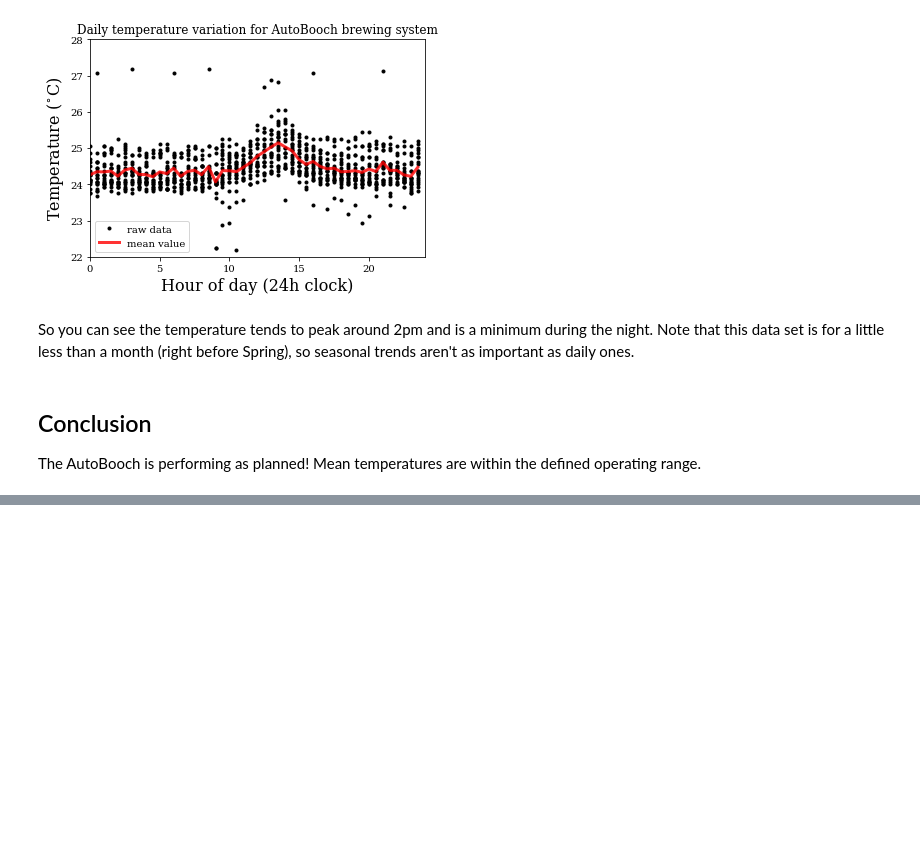
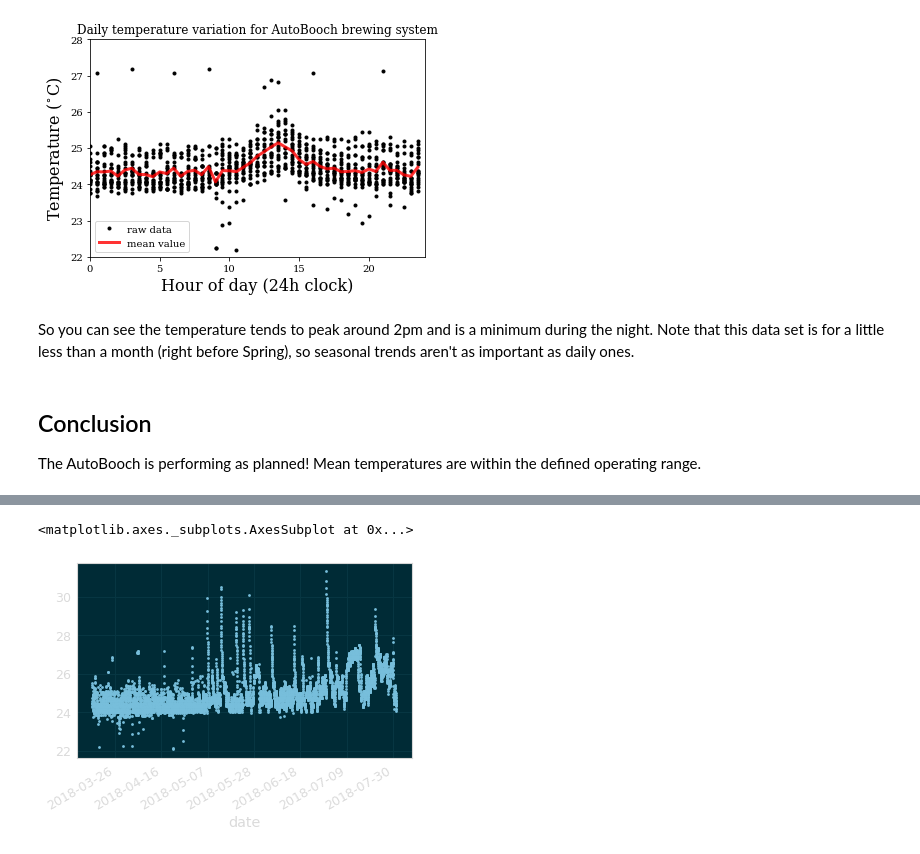
Before and after one commit to RaInta/AutoBooch, a Jupyter notebook: AutoBooch_data_exploration.ipynb, the cells around one changed output, grey strips where cells are left out. Drawn from its saved outputs; the diff is of its cells as text; code cells hidden in the pictures; blank space fills up the shorter version.

Commit message:
updated with five months of continuous brewing data

```diff
--- a/AutoBooch_data_exploration.ipynb
+++ b/AutoBooch_data_exploration.ipynb
@@ -112,0 +148,8 @@ The AutoBooch is performing as planned! Mean temperatures are within the defined
+# %%
+boochData_update = \
+boochData_update[(boochData_update['temp'] < 80) & (boochData_update['temp'] > 22)]
+# %%
+boochData_update.plot('date', 'temp', style='.c', legend=False, label="data")
+# %% [output]
+<matplotlib.axes._subplots.AxesSubplot at 0x...>
+[figure, added]
```
Also changed, not shown: parts of 17 cells of this notebook, 1 other file.
